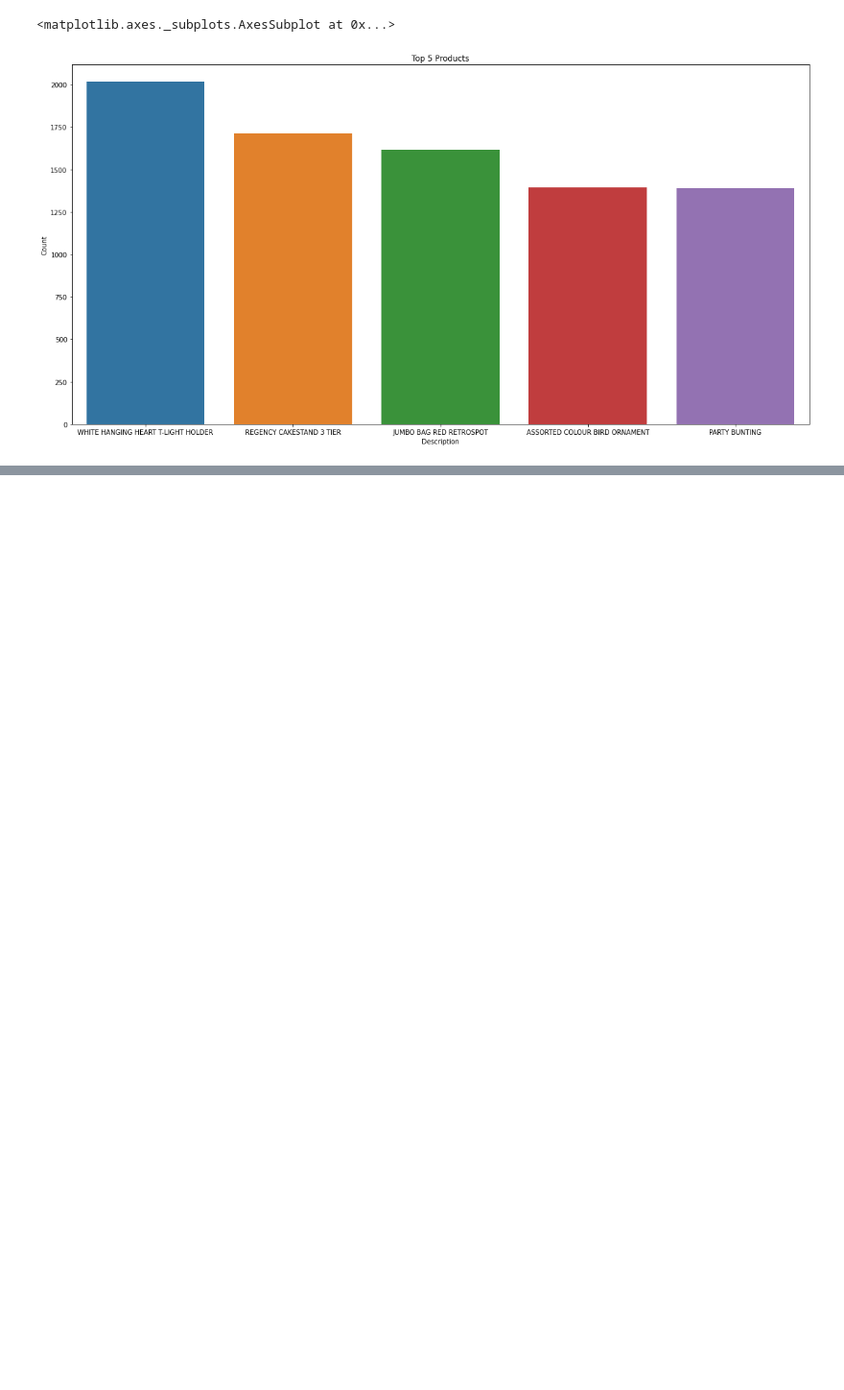
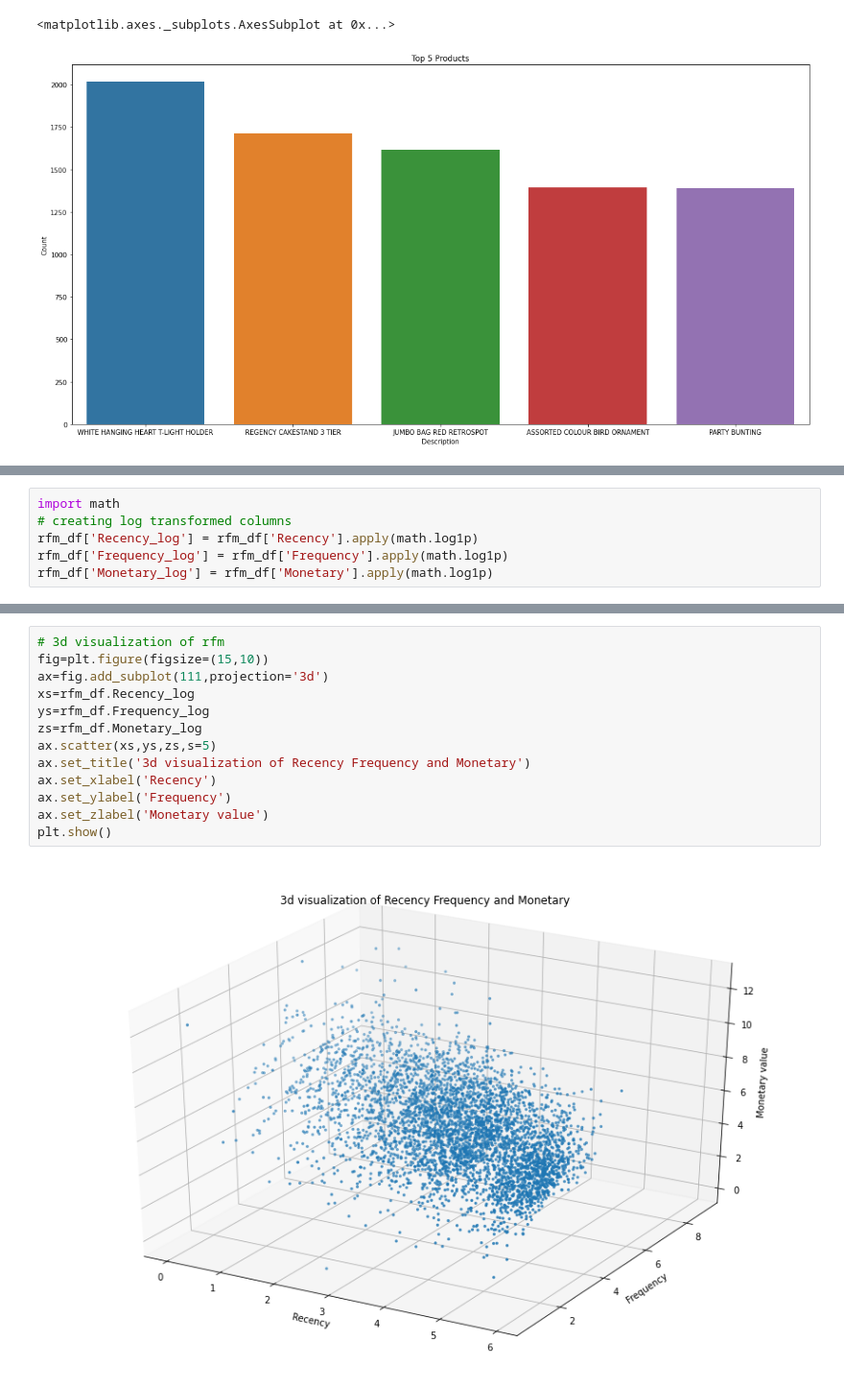
Before and after one commit to Sharath2021/Online-Retail-Customer-Segmentation, a Jupyter notebook: Online_Retail_Customer_Segmentation_Capstone_Project.ipynb, the cells around one changed output, grey strips where cells are left out. Shown at 96% size. Drawn from its saved outputs; the diff is of its cells as text; blank space fills up the shorter version.

```diff
--- a/Online_Retail_Customer_Segmentation_Capstone_Project.ipynb
+++ b/Online_Retail_Customer_Segmentation_Capstone_Project.ipynb
@@ -378,0 +511,6 @@ sns.barplot(x='Description',y='Count',data=Description_df[:5])
+# %%
+import math
+# creating log transformed columns
+rfm_df['Recency_log'] = rfm_df['Recency'].apply(math.log1p)
+rfm_df['Frequency_log'] = rfm_df['Frequency'].apply(math.log1p)
+rfm_df['Monetary_log'] = rfm_df['Monetary'].apply(math.log1p)
@@ -378,0 +526,15 @@ sns.barplot(x='Description',y='Count',data=Description_df[:5])
+# %%
+# 3d visualization of rfm
+fig=plt.figure(figsize=(15,10))
+ax=fig.add_subplot(111,projection='3d')
+xs=rfm_df.Recency_log
+ys=rfm_df.Frequency_log
+zs=rfm_df.Monetary_log
+ax.scatter(xs,ys,zs,s=5)
+ax.set_title('3d visualization of Recency Frequency and Monetary')
+ax.set_xlabel('Recency')
+ax.set_ylabel('Frequency')
+ax.set_zlabel('Monetary value')
+plt.show()
+# %% [output]
+[figure, added]
```
Also changed, not shown: parts of 14 cells of this notebook.
